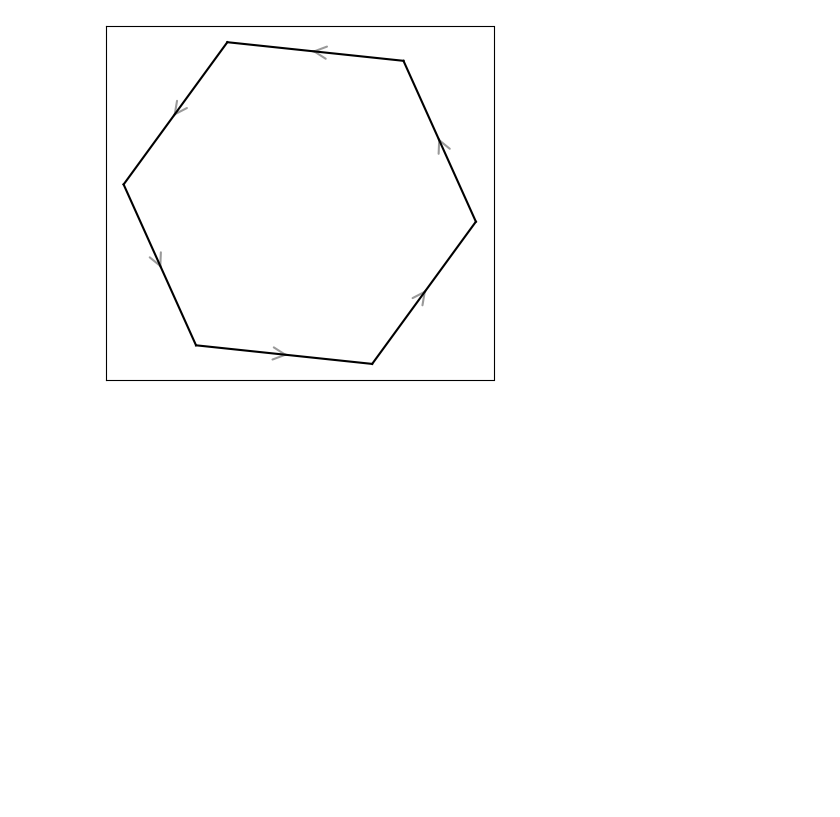
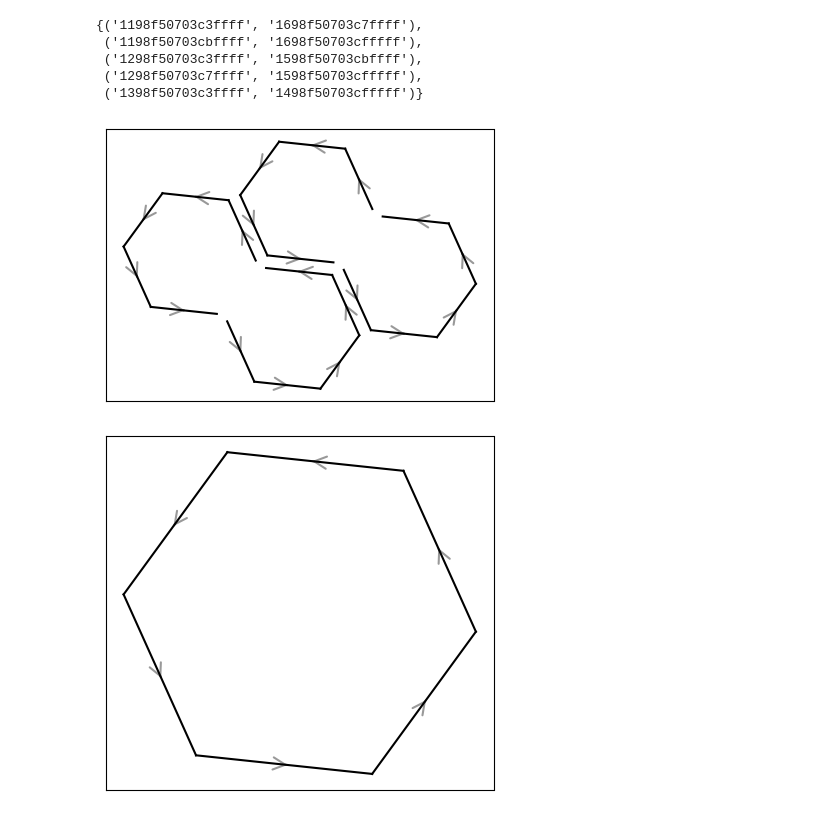
Before and after one commit to ajfriend/ajfriend.github.io, a Jupyter notebook: content/blog/cells_to_poly/code/notebooks/play.ipynb, the cells around one changed output. Saved outputs shown, nothing was run; the diff lists cells and outputs as text; code cells hidden in the pictures; blank space fills up the shorter version.

```diff
--- a/content/blog/cells_to_poly/code/notebooks/play.ipynb
+++ b/content/blog/cells_to_poly/code/notebooks/play.ipynb
@@ -10,6 +10,29 @@ cells = [
     '898f50703c3ffff',
     '898f50703c7ffff',
 ]
+edges = u.cells_to_edges(cells)
+# %%
+u.get_pair_tuples(edges)
+# %% [output]
+{('1198f50703c3ffff', '1698f50703c7ffff'),
+ ('1198f50703cbffff', '1698f50703cfffff'),
+ ('1298f50703c3ffff', '1598f50703cbffff'),
+ ('1298f50703c7ffff', '1598f50703cfffff'),
+ ('1398f50703c3ffff', '1498f50703cfffff')}
+# %%
+fig, ax = u.figure()
+ax.set_aspect('equal')
+
+edges1 = edges - u.twinning(
+    '1198f50703c3ffff',
+    '1198f50703cbffff',
+    # '1298f50703c3ffff',
+    # '1398f50703c3ffff',
+    # '1298f50703c7ffff',
+)
+fig = u.plot_edges(edges1, ax=ax)
+# %% [output]
+[figure, added]
 # %%
 fig, ax = u.figure()
 ax.set_aspect('equal')
```
Also changed, not shown: parts of 3 cells of this notebook, 22 other files.
